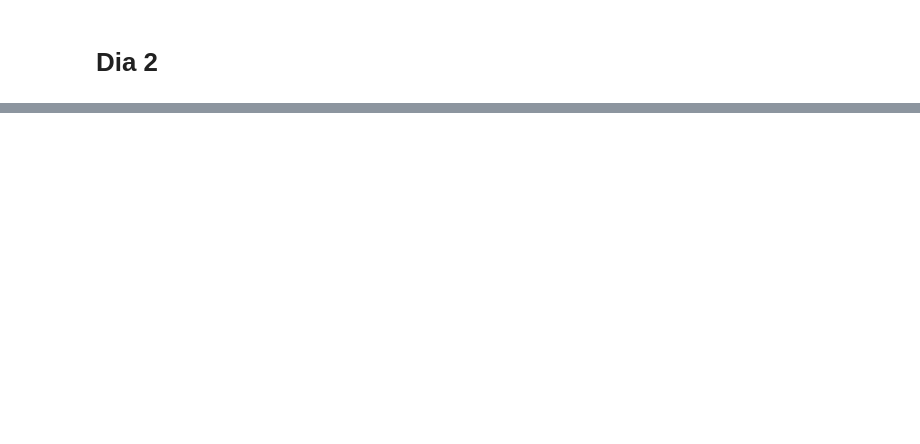
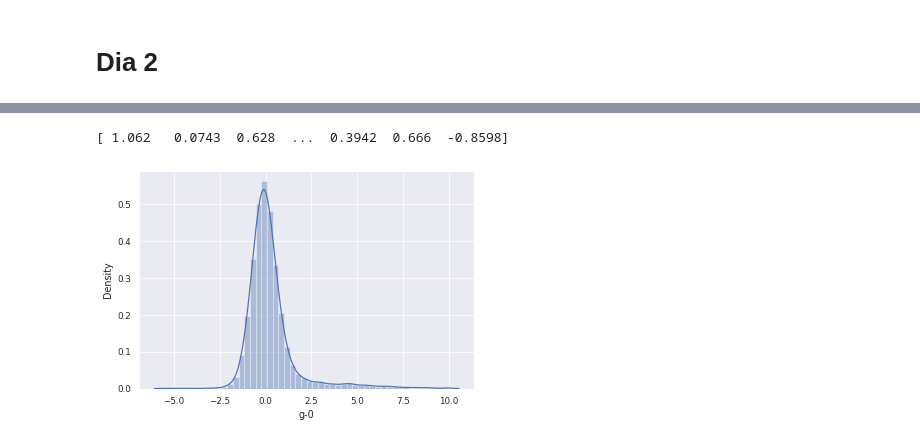
Before and after one commit to axeljunior/Alura-ImersaoDados, a Jupyter notebook: Imersão_Dados.ipynb, the cells around one changed output, grey strips where cells are left out. Cells and saved outputs as stored; diff of their text form; code cells hidden in the pictures; blank space fills up the shorter version.

```diff
--- a/Imersão_Dados.ipynb
+++ b/Imersão_Dados.ipynb
@@ -144,8 +160,0 @@ Name: composto, Length: 3289, dtype: int64
-# %%
-import seaborn as sns
-
-sns.set(color_codes=True)
-sns.set_context("paper",font_scale=2)
-sns.set_style("white")
-
-sns.countplot(x=compostos.keys()[0:7],data=compostos)
@@ -154,0 +186,9 @@ sns.countplot(x=compostos.keys()[0:7],data=compostos)
+# %%
+# dados['g-0'].describe()
+print(dados['g-0'].values)
+sns.distplot(dados['g-0'], hist=True, kde=True, bins=50)
+
+sns.set_context("paper",font_scale=1.0)
+# %% [output]
+[ 1.062   0.0743  0.628  ...  0.3942  0.666  -0.8598]
+[figure, added]
```
Also changed, not shown: parts of 17 cells of this notebook.
